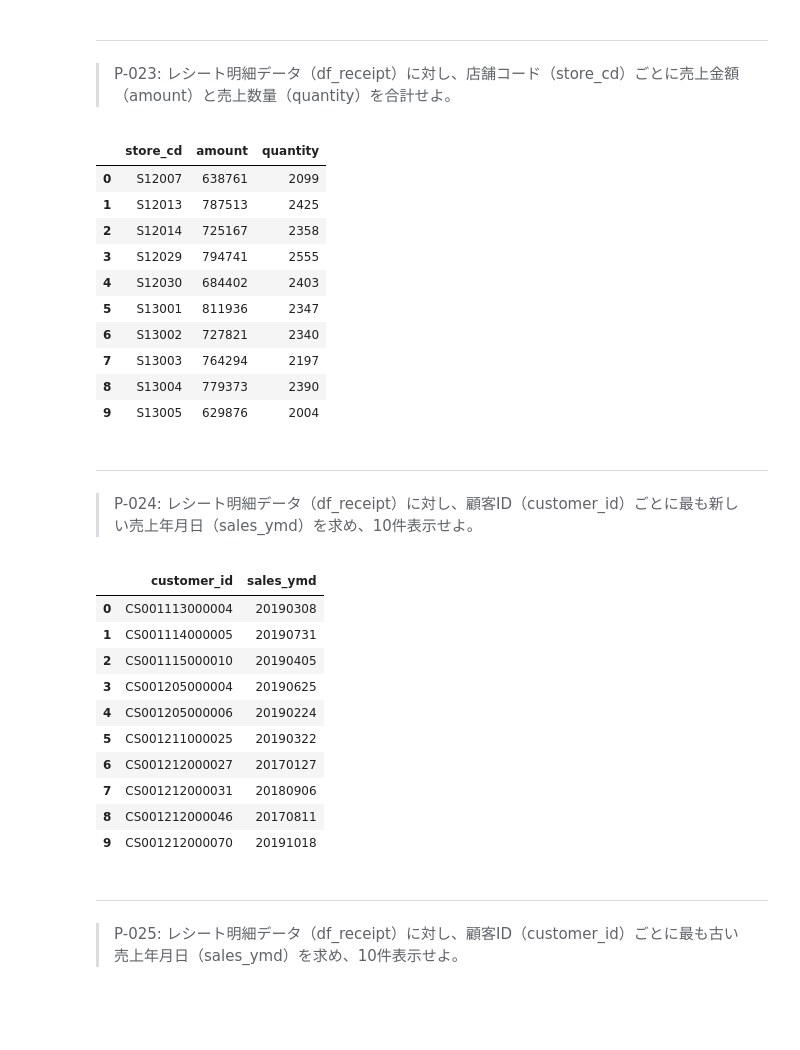
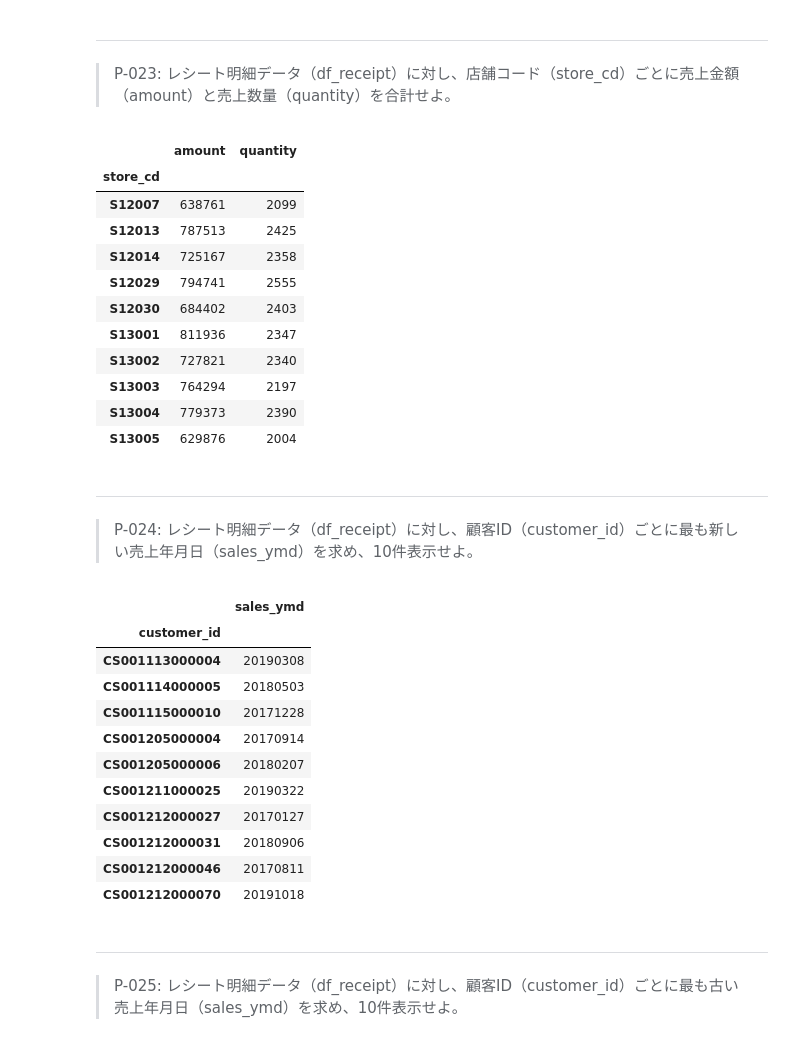
Before and after one commit to palakpaneerer/100knocks-preprocess, a Jupyter notebook: docker/work/preprocess_knock_Python.ipynb, the cells around one changed output. Drawn from its saved outputs; the diff is of its cells as text; code cells hidden in the pictures; blank space fills up the shorter version.

```diff
--- a/docker/work/preprocess_knock_Python.ipynb
+++ b/docker/work/preprocess_knock_Python.ipynb
@@ -430,38 +446,39 @@ len(df_receipt['customer_id'].unique())
 ---
 > P-023: レシート明細データ（df_receipt）に対し、店舗コード（store_cd）ごとに売上金額（amount）と売上数量（quantity）を合計せよ。
 # %%
-# sum max min meanはaggで計算できる。
 df_receipt.groupby('store_cd').agg({'amount':'sum',
-                                   'quantity':'sum'}).reset_index().head(10)
+                                   'quantity':'sum'}).head(10)
 # %% [output]
-|  | store_cd | amount | quantity |
-| 0 | S12007 | 638761 | 2099 |
-| 1 | S12013 | 787513 | 2425 |
-| 2 | S12014 | 725167 | 2358 |
-| 3 | S12029 | 794741 | 2555 |
-| 4 | S12030 | 684402 | 2403 |
-| 5 | S13001 | 811936 | 2347 |
-| 6 | S13002 | 727821 | 2340 |
-| 7 | S13003 | 764294 | 2197 |
-| 8 | S13004 | 779373 | 2390 |
-| 9 | S13005 | 629876 | 2004 |
+|  | amount | quantity |
+| store_cd |  |  |
+| S12007 | 638761 | 2099 |
+| S12013 | 787513 | 2425 |
+| S12014 | 725167 | 2358 |
+| S12029 | 794741 | 2555 |
+| S12030 | 684402 | 2403 |
+| S13001 | 811936 | 2347 |
+| S13002 | 727821 | 2340 |
+| S13003 | 764294 | 2197 |
+| S13004 | 779373 | 2390 |
+| S13005 | 629876 | 2004 |
 # %% [markdown]
 ---
 > P-024: レシート明細データ（df_receipt）に対し、顧客ID（customer_id）ごとに最も新しい売上年月日（sales_ymd）を求め、10件表示せよ。
 # %%
-df_receipt.groupby('customer_id').agg({'sales_ymd':'max'}).reset_index().head(10)
+df_receipt.groupby('customer_id').agg({'sales_ymd':'min'}).head(10)
 # %% [output]
-|  | customer_id | sales_ymd |
-| 0 | CS001113000004 | 20190308 |
-| 1 | CS001114000005 | 20190731 |
-| 2 | CS001115000010 | 20190405 |
-| 3 | CS001205000004 | 20190625 |
-| 4 | CS001205000006 | 20190224 |
-| 5 | CS001211000025 | 20190322 |
-| 6 | CS001212000027 | 20170127 |
-| 7 | CS001212000031 | 20180906 |
-| 8 | CS001212000046 | 20170811 |
-| 9 | CS001212000070 | 20191018 |
+|  | sales_ymd |
+| customer_id |  |
+| CS001113000004 | 20190308 |
+| CS001114000005 | 20180503 |
+| CS001115000010 | 20171228 |
+| CS001205000004 | 20170914 |
+| CS001205000006 | 20180207 |
+| CS001211000025 | 20190322 |
+| CS001212000027 | 20170127 |
+| CS001212000031 | 20180906 |
+| CS001212000046 | 20170811 |
+| CS001212000070 | 20191018 |
 # %% [markdown]
 ---
 > P-025: レシート明細データ（df_receipt）に対し、顧客ID（customer_id）ごとに最も古い売上年月日（sales_ymd）を求め、10件表示せよ。
```
Also changed, not shown: parts of 30 cells of this notebook.
